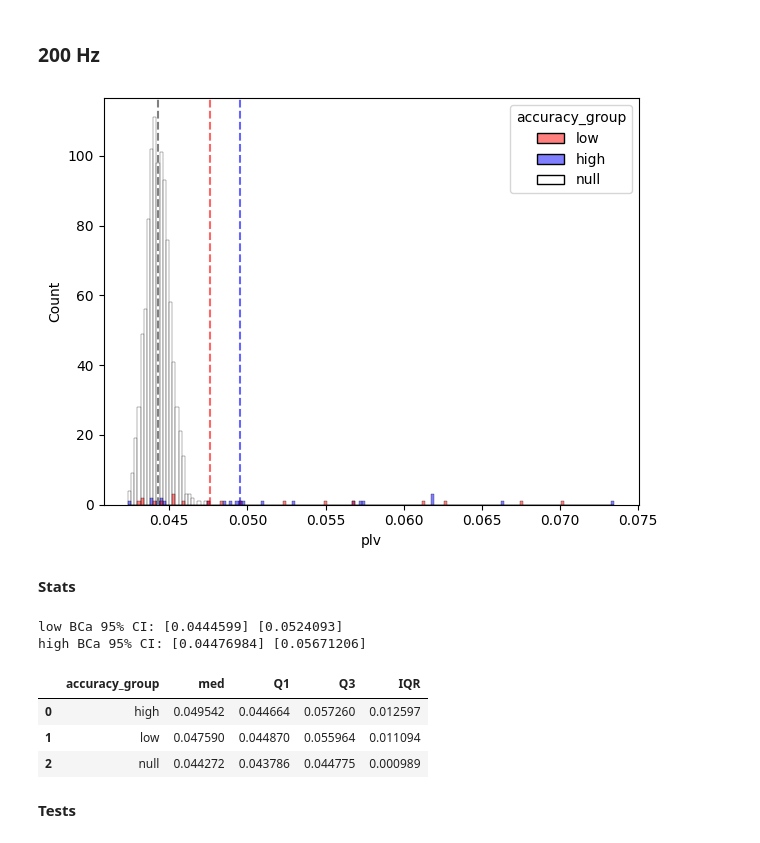
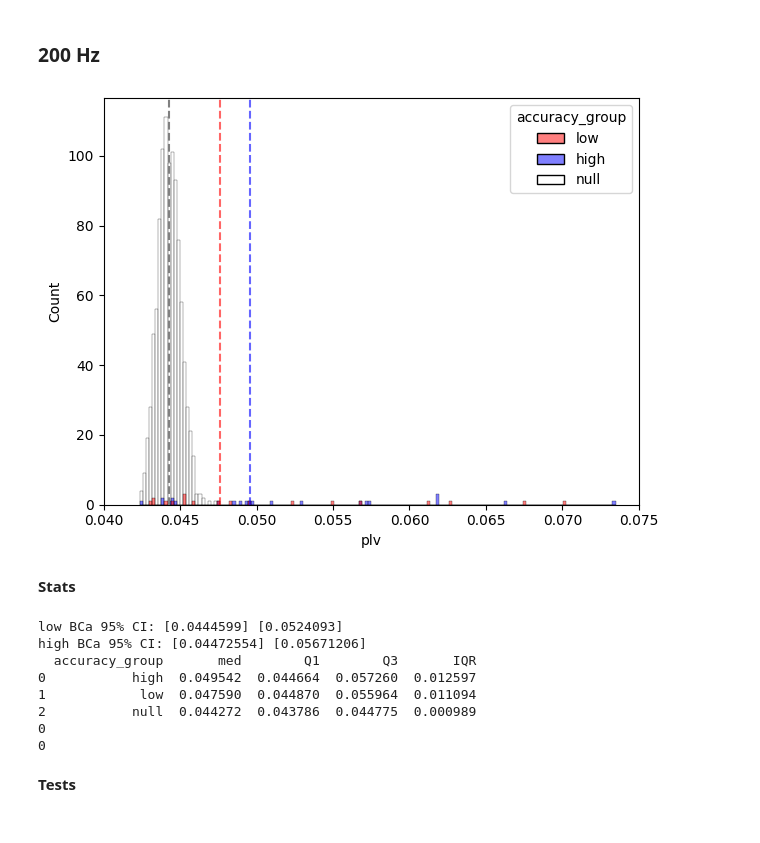
Before and after one commit to letitiayhho/tone-target-monitoring, a Jupyter notebook: analysis/plv.ipynb, the cells around one changed output. Drawn from its saved outputs; the diff is of its cells as text; code cells hidden in the pictures.

```diff
--- a/analysis/plv.ipynb
+++ b/analysis/plv.ipynb
@@ -336,15 +357,16 @@ high vs low: u = 289.0, p = 0.03845173520934555, r = 0.2749034236223175
 # %%
 plvs_200 = plvs[plvs.stim_freq == 200]
 plvs_200 = plvs_200.groupby(['subj', 'accuracy_group'], as_index=False)['plv'].mean()
 plvs_200 = pd.concat([plvs_200, null])
 sns.histplot(plvs_200, x = "plv", hue = "accuracy_group", palette={"high": "blue", "low": "red", "null": "white"})
 plt.axvline(np.median(plvs_200[plvs_200.accuracy_group == 'high'].plv), color='blue', linestyle='--', alpha = 0.6)
 plt.axvline(np.median(plvs_200[plvs_200.accuracy_group == 'low'].plv), color='red', linestyle='--', alpha = 0.6)
 plt.axvline(np.median(plvs_200[plvs_200.accuracy_group == 'null'].plv), color='grey', linestyle='--')
 plt.tight_layout()
-# plt.savefig("../figs/PLV-200-hz.png", dpi = 300)
+plt.xlim(0.04, 0.075)
+plt.savefig("../figs/PLV-200-hz.png", dpi = 300)
 # %% [output]
-[figure, old version]
+[figure, new version]
 # %% [markdown]
 **Stats**
 # %%
@@ -360,14 +382,19 @@ descriptives = descriptives.rename(columns = {'plv': 'med'})
 descriptives['Q1'] = plvs_200.groupby(['accuracy_group'], as_index=False)['plv'].quantile(0.25).plv
 descriptives['Q3'] = plvs_200.groupby(['accuracy_group'], as_index=False)['plv'].quantile(0.75).plv
 descriptives['IQR'] = descriptives.Q3 - descriptives.Q1
-descriptives
+print(descriptives)
+
+print(np.sum(plvs_200.plv[plvs_200.accuracy_group == 'null'] > descriptives.med[descriptives.accuracy_group == 'low'].tolist()[0]))
+print(np.sum(plvs_200.plv[plvs_200.accuracy_group == 'null'] > descriptives.med[descriptives.accuracy_group == 'high'].tolist()[0]))
 # %% [output]
 low BCa 95% CI: [0.0444599] [0.0524093]
-high BCa 95% CI: [0.04476984] [0.05671206]
+high BCa 95% CI: [0.04472554] [0.05671206]
+  accuracy_group       med        Q1        Q3       IQR
+0           high  0.049542  0.044664  0.057260  0.012597
+1            low  0.047590  0.044870  0.055964  0.011094
+2           null  0.044272  0.043786  0.044775  0.000989
+0
+0
-|  | accuracy_group | med | Q1 | Q3 | IQR |
-| 0 | high | 0.049542 | 0.044664 | 0.057260 | 0.012597 |
-| 1 | low | 0.047590 | 0.044870 | 0.055964 | 0.011094 |
-| 2 | null | 0.044272 | 0.043786 | 0.044775 | 0.000989 |
 # %% [markdown]
 **Tests**
 # %%
```
Also changed, not shown: parts of 5 cells of this notebook.
